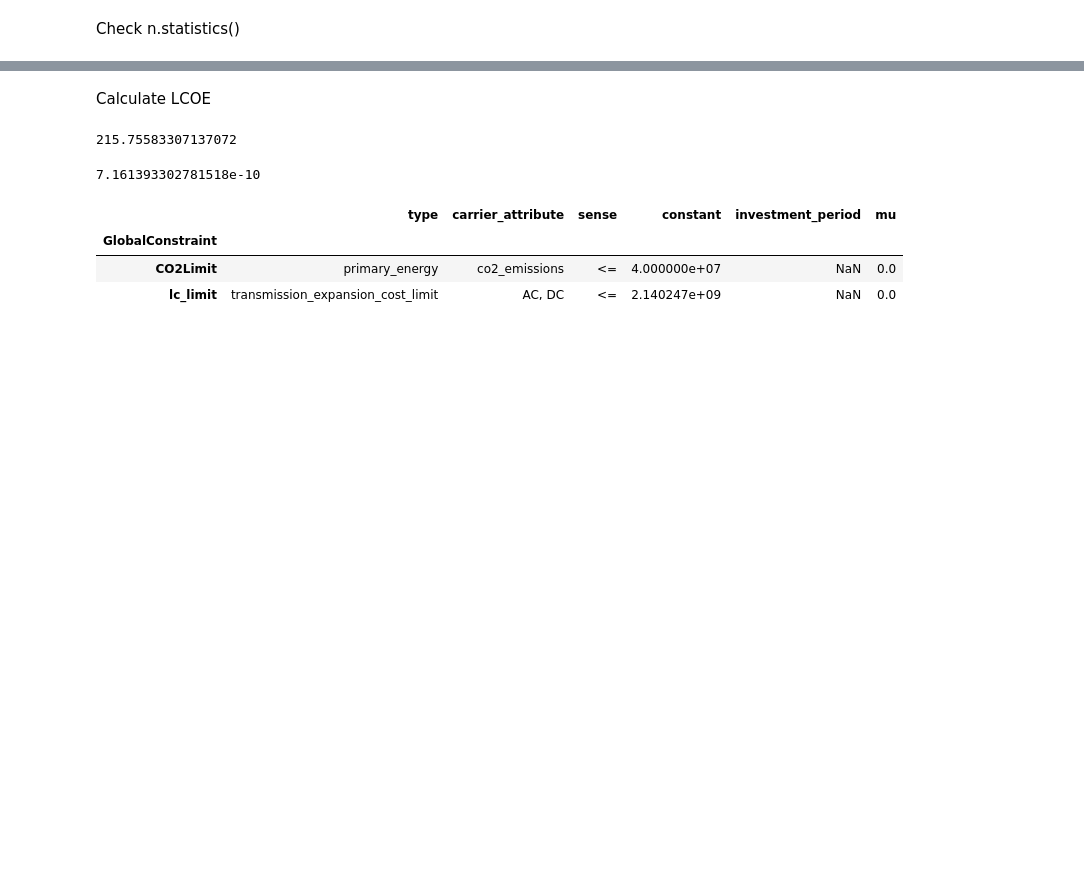
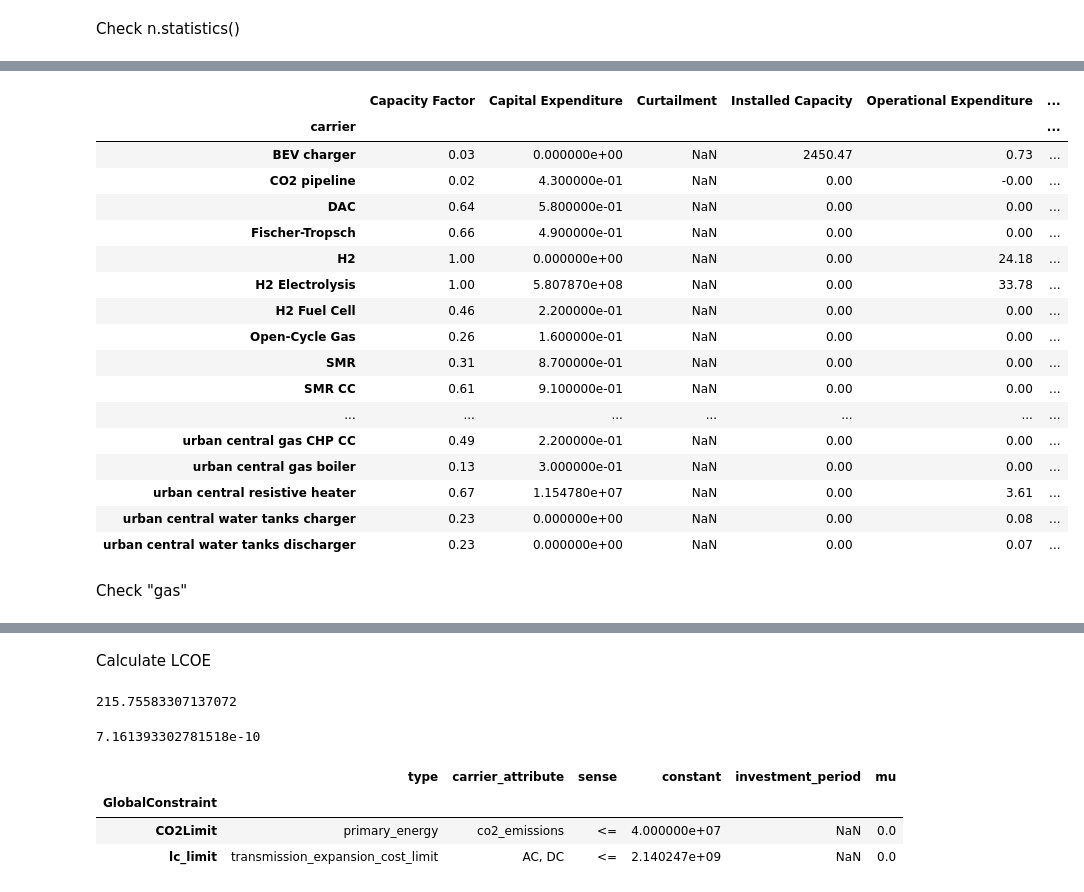
Before and after one commit to energyLS/aldehyde, a Jupyter notebook: workflow/notebooks/test_lcoe.ipynb, the cells around one changed output, grey strips where cells are left out. Saved outputs shown, nothing was run; the diff lists cells and outputs as text; code cells hidden in the pictures; blank space fills up the shorter version.

```diff
--- a/workflow/notebooks/test_lcoe.ipynb
+++ b/workflow/notebooks/test_lcoe.ipynb
@@ -106 +130,24 @@ n.statistics().loc["Generator"].round(2)
+# %%
+n.statistics().loc["Link"].round(2)
+# %% [output]
+|  | Capacity Factor | Capital Expenditure | Curtailment | Installed Capacity | Operational Expenditure | ... |
+| carrier |  |  |  |  |  | ... |
+| BEV charger | 0.03 | 0.000000e+00 | NaN | 2450.47 | 0.73 | ... |
+| CO2 pipeline | 0.02 | 4.300000e-01 | NaN | 0.00 | -0.00 | ... |
+| DAC | 0.64 | 5.800000e-01 | NaN | 0.00 | 0.00 | ... |
+| Fischer-Tropsch | 0.66 | 4.900000e-01 | NaN | 0.00 | 0.00 | ... |
+| H2 | 1.00 | 0.000000e+00 | NaN | 0.00 | 24.18 | ... |
+| H2 Electrolysis | 1.00 | 5.807870e+08 | NaN | 0.00 | 33.78 | ... |
+| H2 Fuel Cell | 0.46 | 2.200000e-01 | NaN | 0.00 | 0.00 | ... |
+| Open-Cycle Gas | 0.26 | 1.600000e-01 | NaN | 0.00 | 0.00 | ... |
+| SMR | 0.31 | 8.700000e-01 | NaN | 0.00 | 0.00 | ... |
+| SMR CC | 0.61 | 9.100000e-01 | NaN | 0.00 | 0.00 | ... |
+| ... | ... | ... | ... | ... | ... | ... |
+| urban central gas CHP CC | 0.49 | 2.200000e-01 | NaN | 0.00 | 0.00 | ... |
+| urban central gas boiler | 0.13 | 3.000000e-01 | NaN | 0.00 | 0.00 | ... |
+| urban central resistive heater | 0.67 | 1.154780e+07 | NaN | 0.00 | 3.61 | ... |
+| urban central water tanks charger | 0.23 | 0.000000e+00 | NaN | 0.00 | 0.08 | ... |
+| urban central water tanks discharger | 0.23 | 0.000000e+00 | NaN | 0.00 | 0.07 | ... |
+# %% [markdown]
+Check "gas"
 # %%
```
Also changed, not shown: parts of 25 cells of this notebook.
